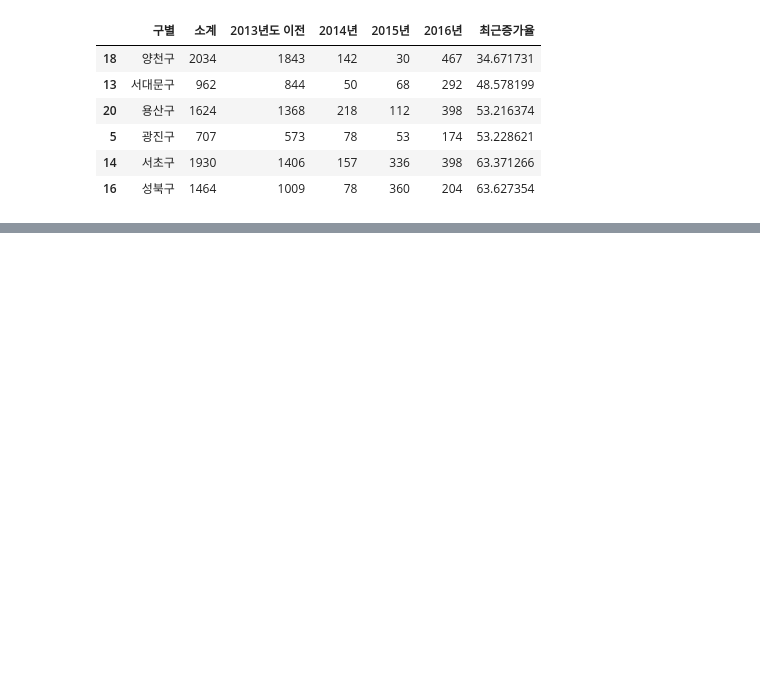
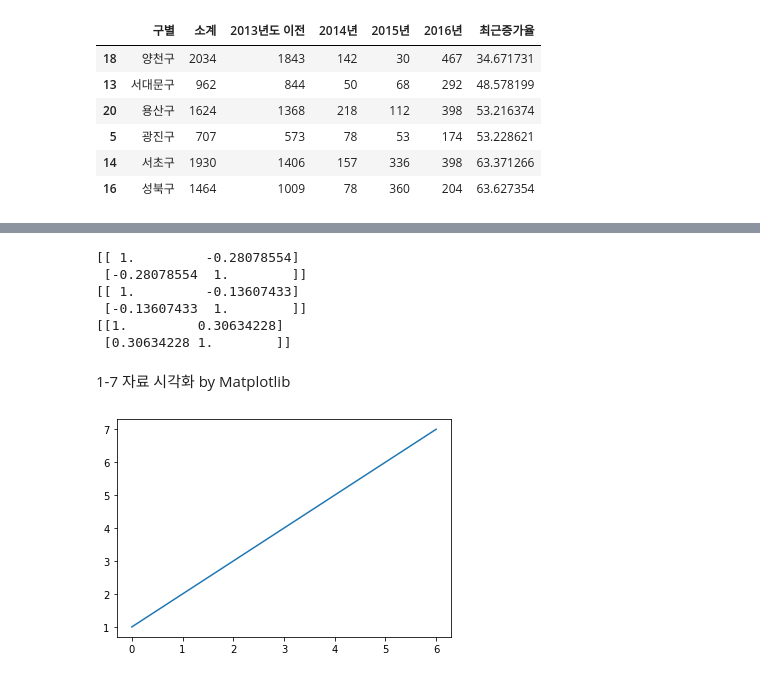
Before and after one commit to mike2ox/databreak-python-basic, a Jupyter notebook: data_science_by_python_01.ipynb, the cells around one changed output, grey strips where cells are left out. Saved outputs shown, nothing was run; the diff lists cells and outputs as text; code cells hidden in the pictures; blank space fills up the shorter version.

```diff
--- a/data_science_by_python_01.ipynb
+++ b/data_science_by_python_01.ipynb
@@ -183,0 +270,13 @@ CCTV_Seoul.sort_values(by="최근증가율").head(6)
+# %%
+print(np.corrcoef(data_result['고령자 비율'],data_result['소계'])) # 약한 음의 상관간계
+print(np.corrcoef(data_result['외국인 비율'],data_result['소계'])) # 의미없음
+print(np.corrcoef(data_result['인구수'],data_result['소계'])) # 약한 상관관계
+# %% [output]
+[[ 1.         -0.28078554]
+ [-0.28078554  1.        ]]
+[[ 1.         -0.13607433]
+ [-0.13607433  1.        ]]
+[[1.         0.30634228]
+ [0.30634228 1.        ]]
+# %% [markdown]
+1-7 자료 시각화 by Matplotlib
@@ -183,0 +287,6 @@ CCTV_Seoul.sort_values(by="최근증가율").head(6)
+# %%
+plt.figure  # 보여줄 variable 공간 생성
+plt.plot([1,2,3,4,5,6,7]) # 해당 위치에 맞게 그리기
+plt.show()   # 출력
+# %% [output]
+[figure, added]
```
Also changed, not shown: parts of 29 cells of this notebook.
